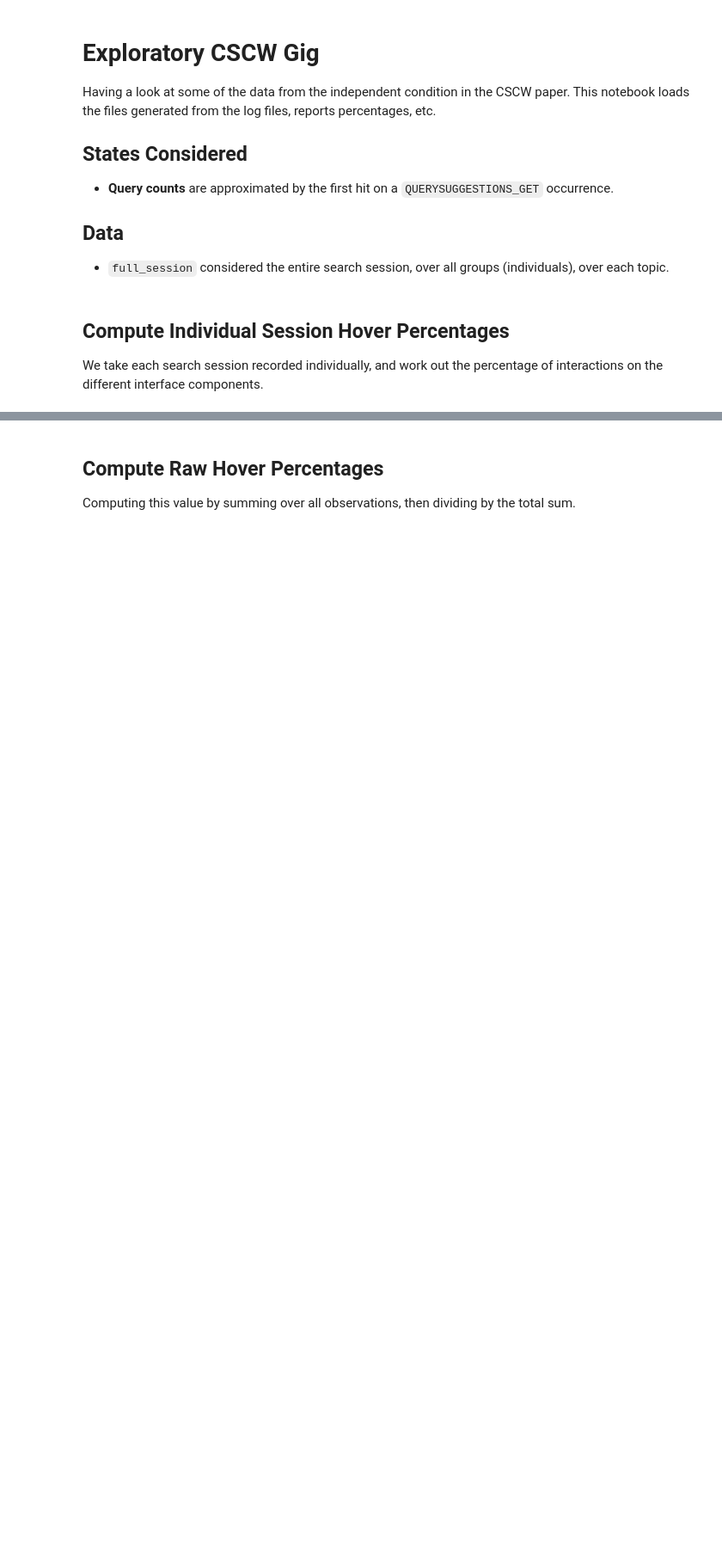
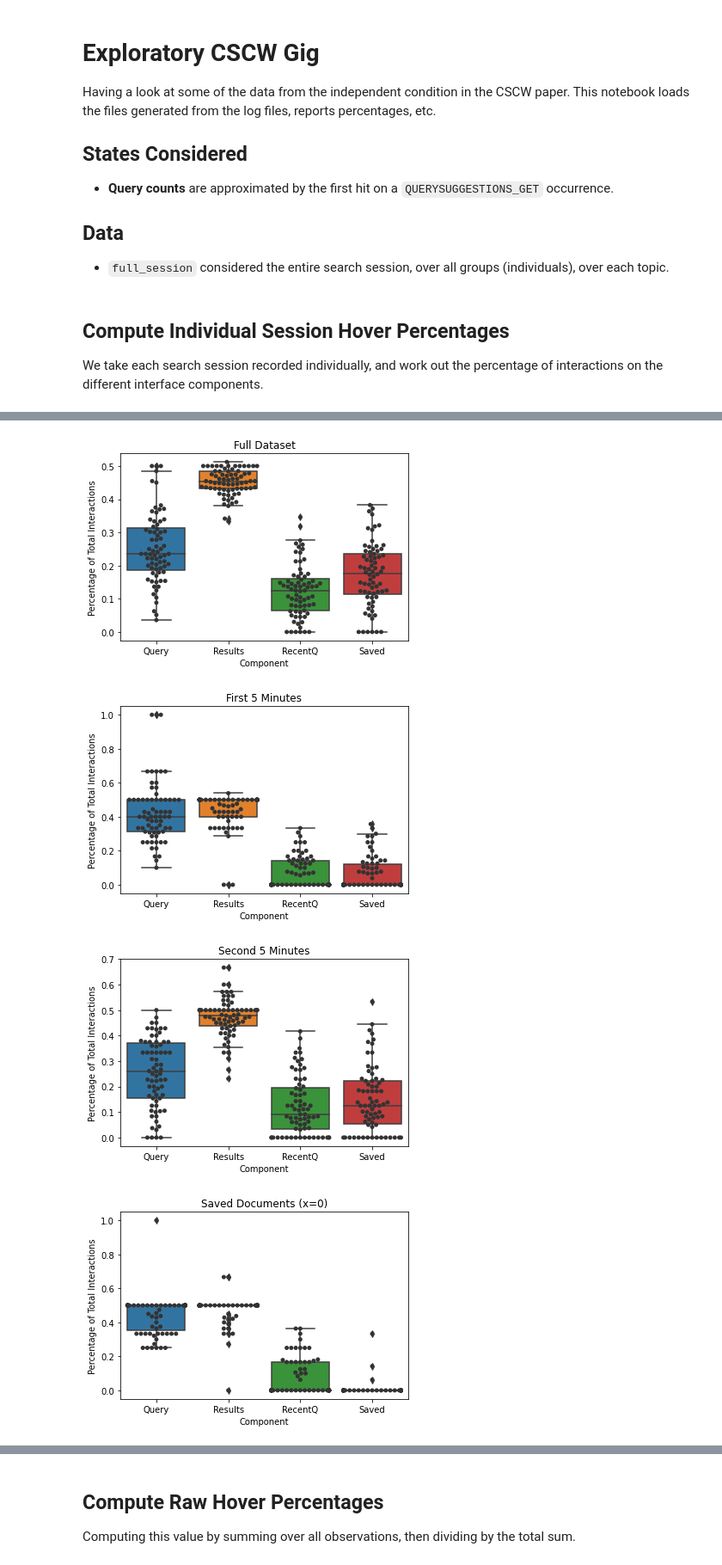
Before and after one commit to maxwelld90/modelling, a Jupyter notebook: exploratory/cscw-markov/Exploratory CSCW Gig.ipynb, the cells around one changed output, grey strips where cells are left out. Shown: that part at 86% size. Saved outputs shown, nothing was run; the diff lists cells and outputs as text; code cells hidden in the pictures; blank space fills up the shorter version.

```diff
--- a/exploratory/cscw-markov/Exploratory CSCW Gig.ipynb
+++ b/exploratory/cscw-markov/Exploratory CSCW Gig.ipynb
@@ -90,0 +93,43 @@ compute_session_percentages(second5_df, 'Second Five Minutes')
+# %%
+def compute_boxplot(df, name):
+    """
+    Computes a boxplot for query, results, recent and saved data.
+    Each point on the boxplot represents a session.
+    """
+    df['raw_total'] = df['raw_query'] + df['raw_results'] + df['raw_recent'] + df['raw_saved']
+    df['raw_query_percentage'] = df['raw_query'] / df['raw_total']
+    df['raw_results_percentage'] = df['raw_results'] / df['raw_total']
+    df['raw_recent_percentage'] = df['raw_recent'] / df['raw_total']
+    df['raw_saved_percentage'] = df['raw_saved'] / df['raw_total']
+
+    melted = df.melt(id_vars=['group_id', 'topic'], value_vars=['raw_query_percentage', 'raw_results_percentage', 'raw_recent_percentage', 'raw_saved_percentage'])
+    melted['variable'].replace({'raw_query_percentage': 'Query',
+                                'raw_results_percentage': 'Results',
+                                'raw_recent_percentage': 'RecentQ',
+                                'raw_saved_percentage': 'Saved'}, inplace=True)
+
+    sns.boxplot(x='variable', y='value', data=melted)
+    sns.swarmplot(x='variable', y='value', data=melted, color=".2")
+    plt.xlabel('Component')
+    plt.ylabel('Percentage of Total Interactions')
+    plt.title(name)
+    plt.show()
+
+compute_boxplot(full_df, 'Full Dataset')
+compute_boxplot(first5_df, 'First 5 Minutes')
+compute_boxplot(second5_df, 'Second 5 Minutes')
+
+compute_boxplot(saved0_df, 'Saved Documents (x=0)')
+compute_boxplot(saved2_df, 'Saved Documents (x=2)')
+compute_boxplot(saved4_df, 'Saved Documents (x=4)')
+compute_boxplot(saved6_df, 'Saved Documents (x=6)')
+
+compute_boxplot(query0_df, 'Recent Queries (y=0)')
+compute_boxplot(query2_df, 'Recent Queries (y=2)')
+compute_boxplot(query4_df, 'Recent Queries (y=4)')
+compute_boxplot(query6_df, 'Recent Queries (y=6)')
+# %% [output]
+[figure, added]
+[figure, added]
+[figure, added]
+[figure, added]
```
Also changed, not shown: parts of 7 cells of this notebook.
